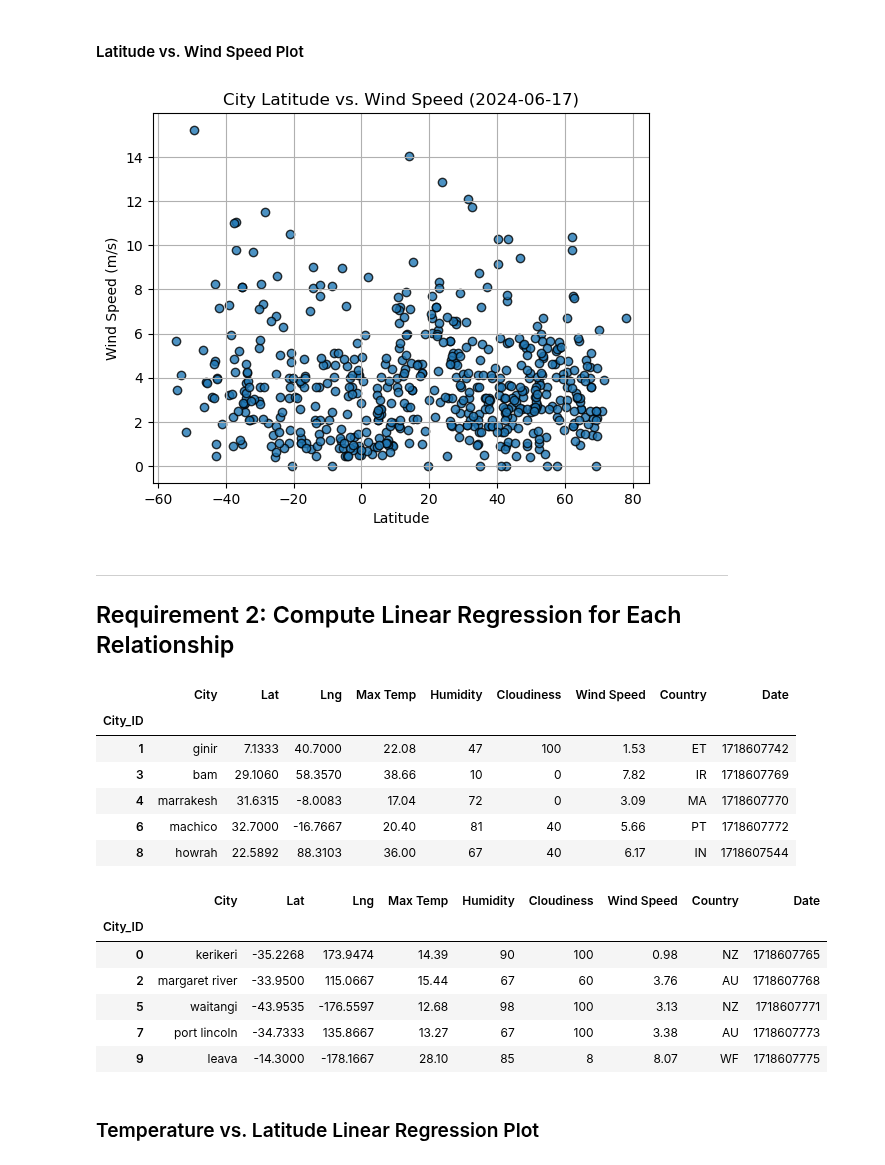
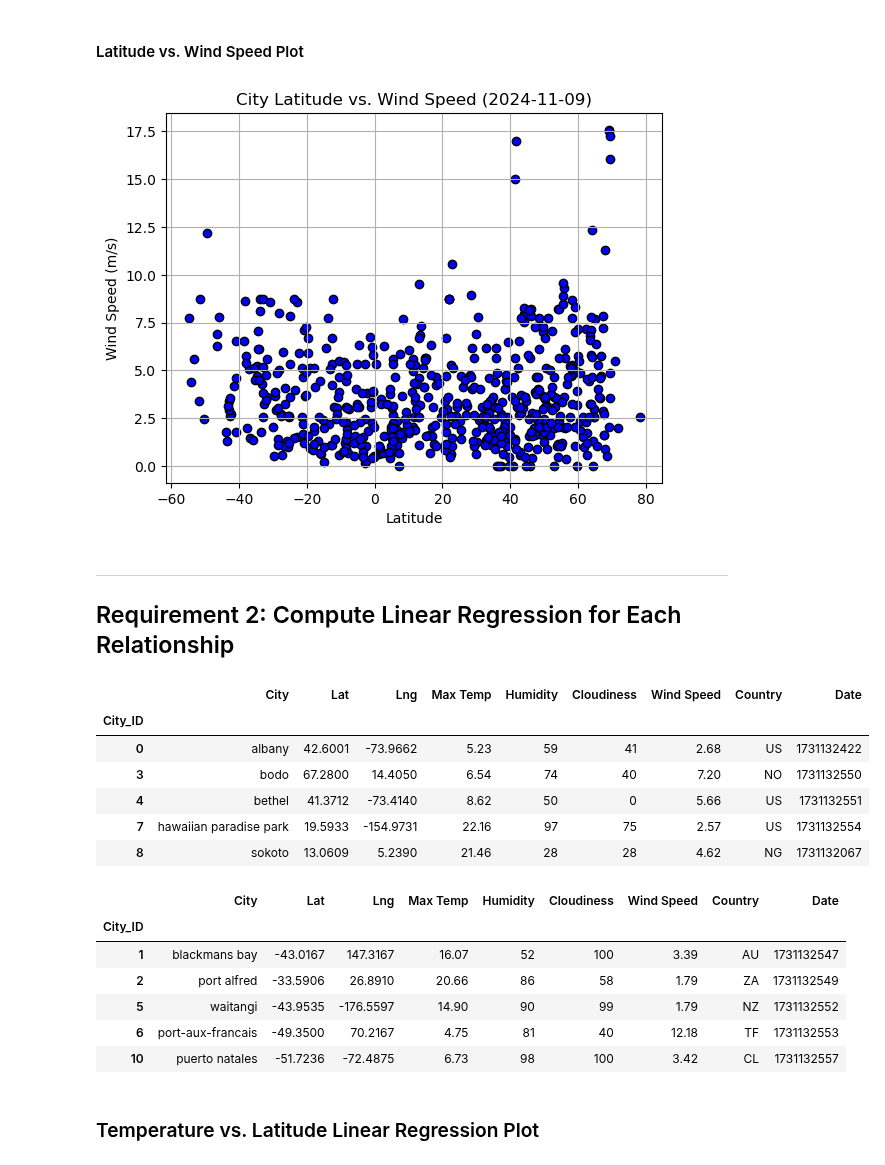
Before and after one commit to Sorted-Filtered/python-api-challenge, a Jupyter notebook: WeatherPy.ipynb, the cells around one changed output. Cells and saved outputs as stored; diff of their text form; code cells hidden in the pictures.

```diff
--- a/WeatherPy.ipynb
+++ b/WeatherPy.ipynb
@@ -206,0 +195,20 @@ plt.show()
+# %%
+# Change Max Temp from Kelvin to Celsius
+city_data_df["Max Temp"] = convert_temperature(city_data_df["Max Temp"], old_scale="Kelvin", new_scale="Celsius")
+
+# Build scatter plot for latitude vs. temperature
+plt.scatter(city_data_df["Lat"], city_data_df["Max Temp"], facecolors="b", edgecolors="black")
+time_stamp = datetime.datetime.fromtimestamp(float(city_data_df["Date"][0]))
+time_stamp_date = time_stamp.date()
+
+# Incorporate the other graph properties
+plt.title(f"City Latitude vs. Temperature ({time_stamp_date})")
+plt.xlabel("Latitude")
+plt.ylabel("Max Temperature (C)")
+plt.grid(True)
+
+# Save the figure
+plt.savefig("output_data/Fig1.png")
+
+# Show plot
+plt.show()
@@ -240,10 +256,13 @@ plt.show()
 #### Latitude vs. Wind Speed Plot
 # %%
 # Build the scatter plots for latitude vs. wind speed
-# YOUR CODE HERE
+plt.scatter(city_data_df["Lat"], city_data_df["Wind Speed"], facecolors="b", edgecolors="black")
 
 # Incorporate the other graph properties
-# YOUR CODE HERE
+plt.title(f"City Latitude vs. Wind Speed ({time_stamp_date})")
+plt.xlabel("Latitude")
+plt.ylabel("Wind Speed (m/s)")
+plt.grid(True)
 
 # Save the figure
 plt.savefig("output_data/Fig4.png")
@@ -251,7 +270,7 @@ plt.savefig("output_data/Fig4.png")
 # Show plot
 plt.show()
 # %% [output]
-[figure, old version]
+[figure, new version]
 # %% [markdown]
 ---
 
@@ -262,30 +284,30 @@ plt.show()
 # %%
 # Create a DataFrame with the Northern Hemisphere data (Latitude >= 0)
-# YOUR CODE HERE
+northern_hemi_df = city_data_df.loc[city_data_df["Lat"] >= 0]
 
 # Display sample data
 northern_hemi_df.head()
 # %% [output]
 |  | City | Lat | Lng | Max Temp | Humidity | Cloudiness | Wind Speed | Country | Date |
 | City_ID |  |  |  |  |  |  |  |  |  |
-| 1 | ginir | 7.1333 | 40.7000 | 22.08 | 47 | 100 | 1.53 | ET | 1718607742 |
-| 3 | bam | 29.1060 | 58.3570 | 38.66 | 10 | 0 | 7.82 | IR | 1718607769 |
-| 4 | marrakesh | 31.6315 | -8.0083 | 17.04 | 72 | 0 | 3.09 | MA | 1718607770 |
-| 6 | machico | 32.7000 | -16.7667 | 20.40 | 81 | 40 | 5.66 | PT | 1718607772 |
-| 8 | howrah | 22.5892 | 88.3103 | 36.00 | 67 | 40 | 6.17 | IN | 1718607544 |
+| 0 | albany | 42.6001 | -73.9662 | 5.23 | 59 | 41 | 2.68 | US | 1731132422 |
+| 3 | bodo | 67.2800 | 14.4050 | 6.54 | 74 | 40 | 7.20 | NO | 1731132550 |
+| 4 | bethel | 41.3712 | -73.4140 | 8.62 | 50 | 0 | 5.66 | US | 1731132551 |
+| 7 | hawaiian paradise park | 19.5933 | -154.9731 | 22.16 | 97 | 75 | 2.57 | US | 1731132554 |
+| 8 | sokoto | 13.0609 | 5.2390 | 21.46 | 28 | 28 | 4.62 | NG | 1731132067 |
 # %%
 # Create a DataFrame with the Southern Hemisphere data (Latitude < 0)
-# YOUR CODE HERE
+southern_hemi_df = city_data_df.loc[city_data_df["Lat"] <= 0]
 
 # Display sample data
 southern_hemi_df.head()
 # %% [output]
 |  | City | Lat | Lng | Max Temp | Humidity | Cloudiness | Wind Speed | Country | Date |
 | City_ID |  |  |  |  |  |  |  |  |  |
-| 0 | kerikeri | -35.2268 | 173.9474 | 14.39 | 90 | 100 | 0.98 | NZ | 1718607765 |
-| 2 | margaret river | -33.9500 | 115.0667 | 15.44 | 67 | 60 | 3.76 | AU | 1718607768 |
-| 5 | waitangi | -43.9535 | -176.5597 | 12.68 | 98 | 100 | 3.13 | NZ | 1718607771 |
-| 7 | port lincoln | -34.7333 | 135.8667 | 13.27 | 67 | 100 | 3.38 | AU | 1718607773 |
-| 9 | leava | -14.3000 | -178.1667 | 28.10 | 85 | 8 | 8.07 | WF | 1718607775 |
+| 1 | blackmans bay | -43.0167 | 147.3167 | 16.07 | 52 | 100 | 3.39 | AU | 1731132547 |
+| 2 | port alfred | -33.5906 | 26.8910 | 20.66 | 86 | 58 | 1.79 | ZA | 1731132549 |
+| 5 | waitangi | -43.9535 | -176.5597 | 14.90 | 90 | 99 | 1.79 | NZ | 1731132552 |
+| 6 | port-aux-francais | -49.3500 | 70.2167 | 4.75 | 81 | 40 | 12.18 | TF | 1731132553 |
+| 10 | puerto natales | -51.7236 | -72.4875 | 6.73 | 98 | 100 | 3.42 | CL | 1731132557 |
 # %% [markdown]
 ###  Temperature vs. Latitude Linear Regression Plot
```
Also changed, not shown: parts of 36 cells of this notebook, 14 other files.
